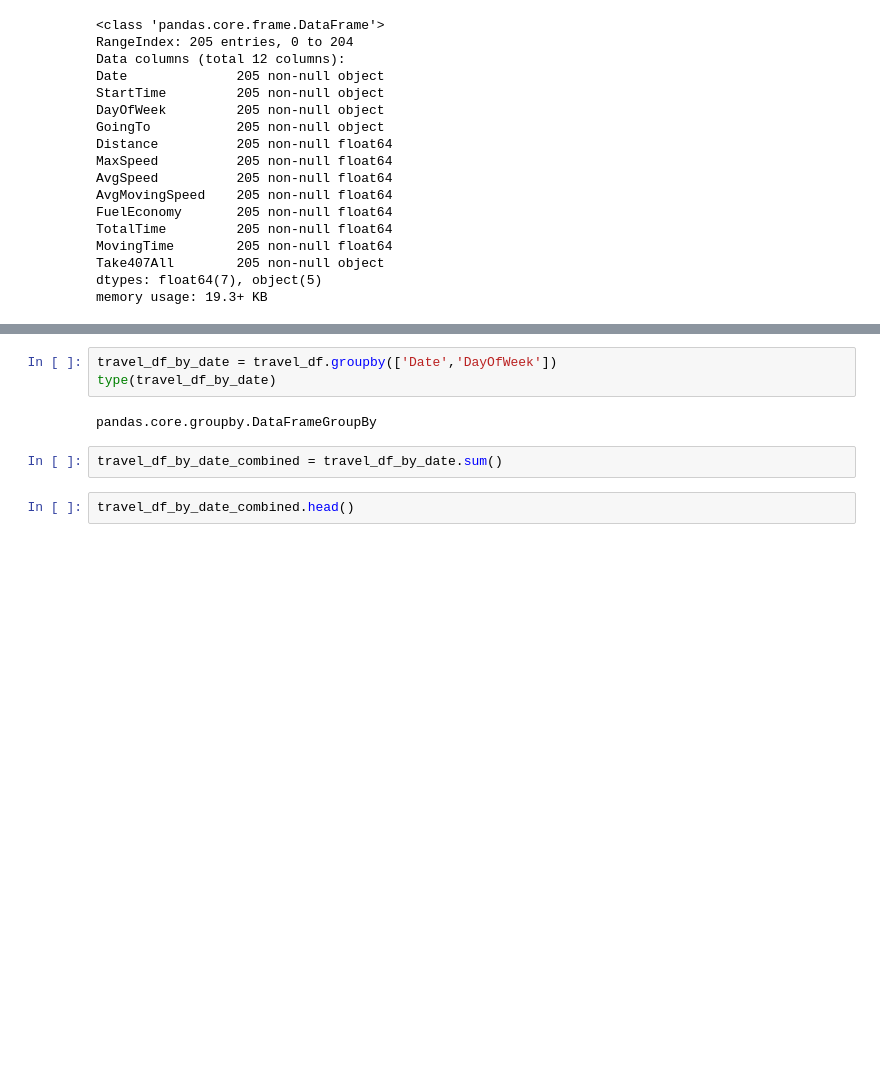
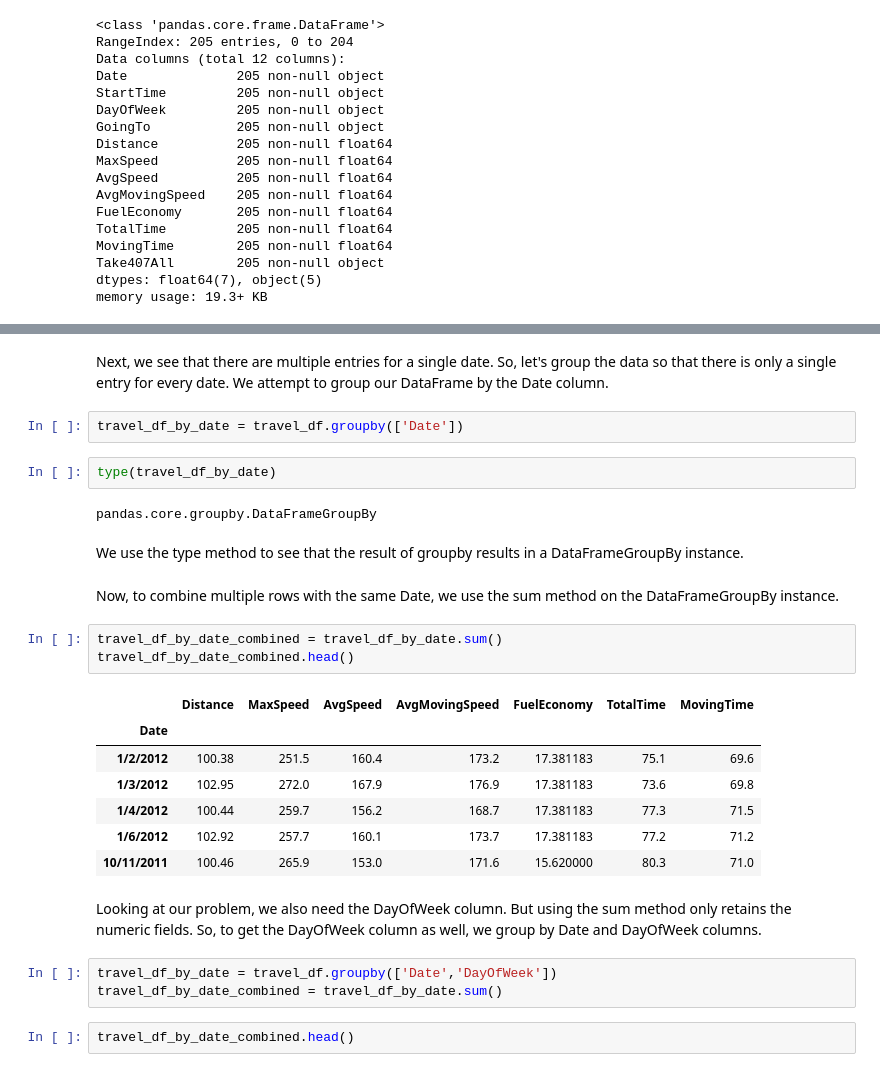
Before and after one commit to bajracharya-kshitij/pandas, a Jupyter notebook: DataFrame.ipynb, the cells around one changed output, grey strips where cells are left out. Cells and saved outputs as stored; diff of their text form; blank space fills up the shorter version.

```diff
--- a/DataFrame.ipynb
+++ b/DataFrame.ipynb
@@ -414,10 +523,31 @@ memory usage: 19.3+ KB
+# %% [markdown]
+Next, we see that there are multiple entries for a single date. So, let's group the data so that there is only a single entry for every date. We attempt to group our DataFrame by the Date column.
+# %%
+travel_df_by_date = travel_df.groupby(['Date'])
+# %%
+type(travel_df_by_date)
+# %% [output]
+pandas.core.groupby.DataFrameGroupBy
+# %% [markdown]
+We use the type method to see that the result of groupby results in a DataFrameGroupBy instance.
+# %% [markdown]
+Now, to combine multiple rows with the same Date, we use the sum method on the DataFrameGroupBy instance.
+# %%
+travel_df_by_date_combined = travel_df_by_date.sum()
+travel_df_by_date_combined.head()
+# %% [output]
+|  | Distance | MaxSpeed | AvgSpeed | AvgMovingSpeed | FuelEconomy | TotalTime | MovingTime |
+| Date |  |  |  |  |  |  |  |
+| 1/2/2012 | 100.38 | 251.5 | 160.4 | 173.2 | 17.381183 | 75.1 | 69.6 |
+| 1/3/2012 | 102.95 | 272.0 | 167.9 | 176.9 | 17.381183 | 73.6 | 69.8 |
+| 1/4/2012 | 100.44 | 259.7 | 156.2 | 168.7 | 17.381183 | 77.3 | 71.5 |
+| 1/6/2012 | 102.92 | 257.7 | 160.1 | 173.7 | 17.381183 | 77.2 | 71.2 |
+| 10/11/2011 | 100.46 | 265.9 | 153.0 | 171.6 | 15.620000 | 80.3 | 71.0 |
+# %% [markdown]
+Looking at our problem, we also need the DayOfWeek column. But using the sum method only retains the numeric fields. So, to get the DayOfWeek column as well, we group by Date and DayOfWeek columns.
 # %%
 travel_df_by_date = travel_df.groupby(['Date','DayOfWeek'])
-type(travel_df_by_date)
+travel_df_by_date_combined = travel_df_by_date.sum()
-# %% [output]
-pandas.core.groupby.DataFrameGroupBy
-# %%
-travel_df_by_date_combined = travel_df_by_date.sum()
 # %%
 travel_df_by_date_combined.head()
 # %% [output]
```
Also changed, not shown: parts of 56 cells of this notebook.
